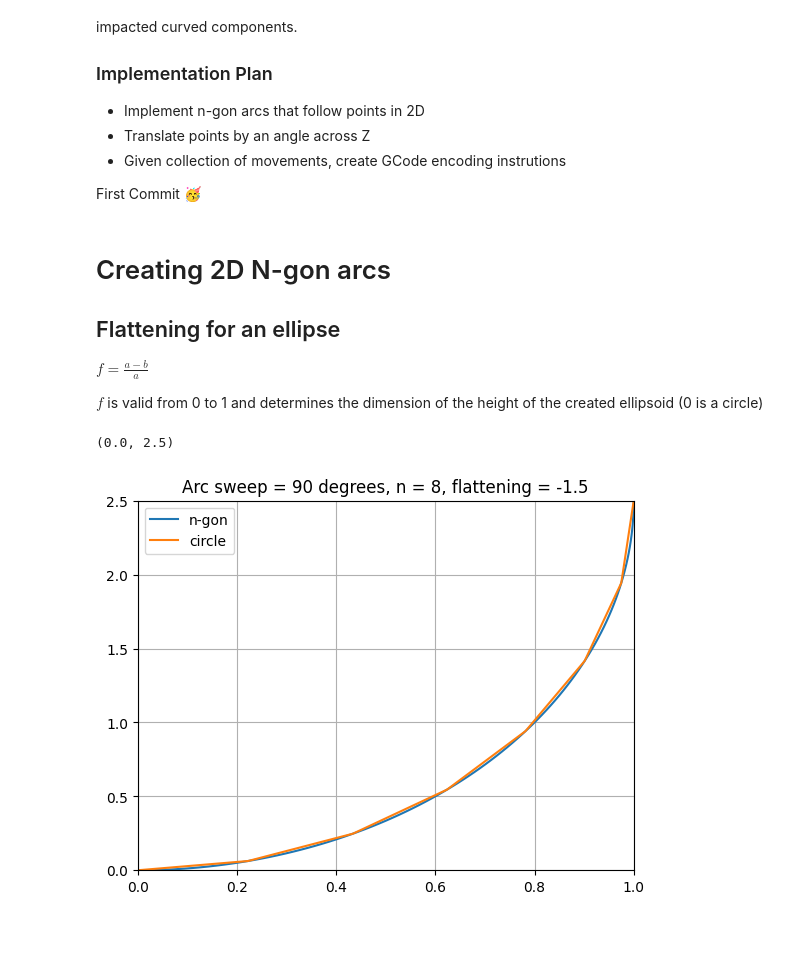
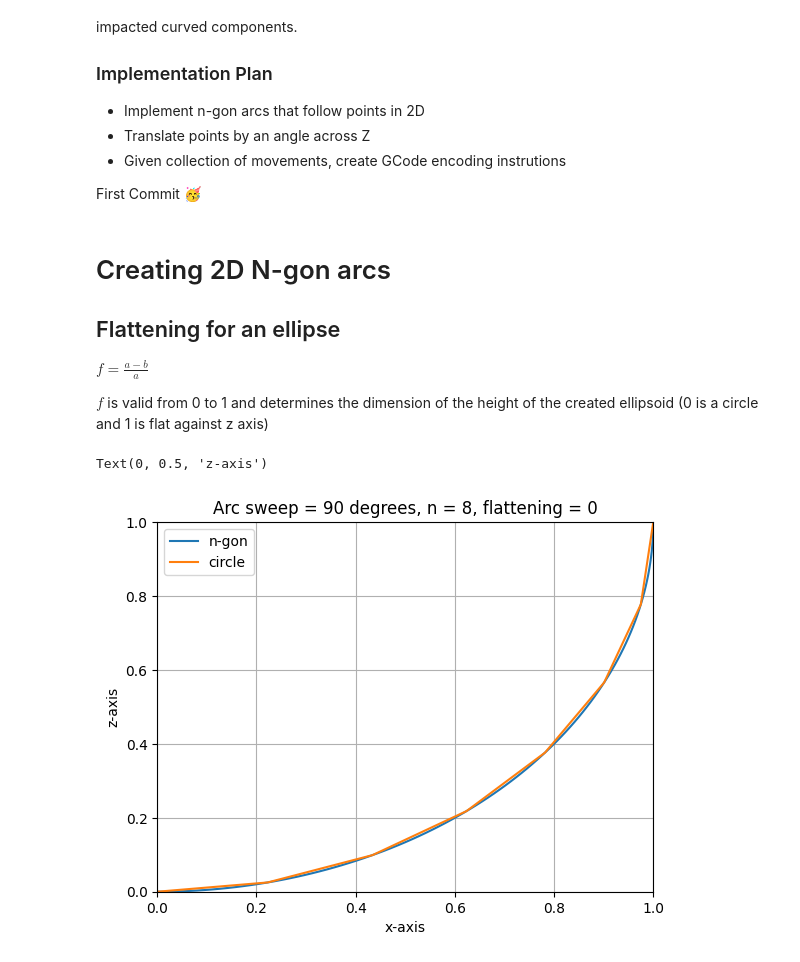
Before and after one commit to afornelas/Nonplanar-GCode, a Jupyter notebook: Nonplanar G-Code Experiment.ipynb, the cells around one changed output. Saved outputs shown, nothing was run; the diff lists cells and outputs as text; code cells hidden in the pictures; blank space fills up the shorter version.

```diff
--- a/Nonplanar G-Code Experiment.ipynb
+++ b/Nonplanar G-Code Experiment.ipynb
@@ -25,44 +25,46 @@ First Commit 🥳
 
 $f = \frac{a-b}{a}$
 
-$f$ is valid from 0 to 1 and determines the dimension of the height of the created ellipsoid (0 is a circle)
+$f$ is valid from 0 to 1 and determines the dimension of the height of the created ellipsoid (0 is a circle and 1 is flat against z axis)
 # %%
 import numpy as np
 import matplotlib.pyplot as plt
 
 n_sides = 8
 arc_sweep_deg = 90
-flattening = -1.5
+flattening = 0
 
 # Create a circular arc with n_sides
 
 r_min = 1 - flattening
 arc_sweep = np.deg2rad(arc_sweep_deg)
 arc_offset_deg = 270
 arc_offset = np.deg2rad(arc_offset_deg)
 angles = np.linspace(arc_offset, arc_offset + arc_sweep, n_sides, endpoint=True)
 
 points_x = np.cos(angles)
 points_y = np.sin(angles)
 points_y += 1
 points_y *= r_min
 
 # True geometry
 
 theta = np.linspace(arc_offset, arc_offset + arc_sweep, 100)
 circle_x = np.cos(theta)
 circle_y = np.sin(theta)
 circle_y += 1
 circle_y *= r_min
 
 # Plot n-gon and circle
 
 plt.grid()
 plt.plot(circle_x, circle_y, '-',points_x, points_y, '-')
 plt.title(f'Arc sweep = {arc_sweep_deg} degrees, n = {n_sides}, flattening = {flattening}')
 plt.legend(['n-gon', 'circle'])
-plt.xlim([0,r_min])
-plt.ylim([0,r_min])
+plt.xlim([0,1])
+plt.ylim([0,1])
+plt.xlabel('x-axis')
+plt.ylabel('z-axis')
 # %% [output]
-(0.0, 2.5)
+Text(0, 0.5, 'z-axis')
-[figure, old version]
+[figure, new version]
```
